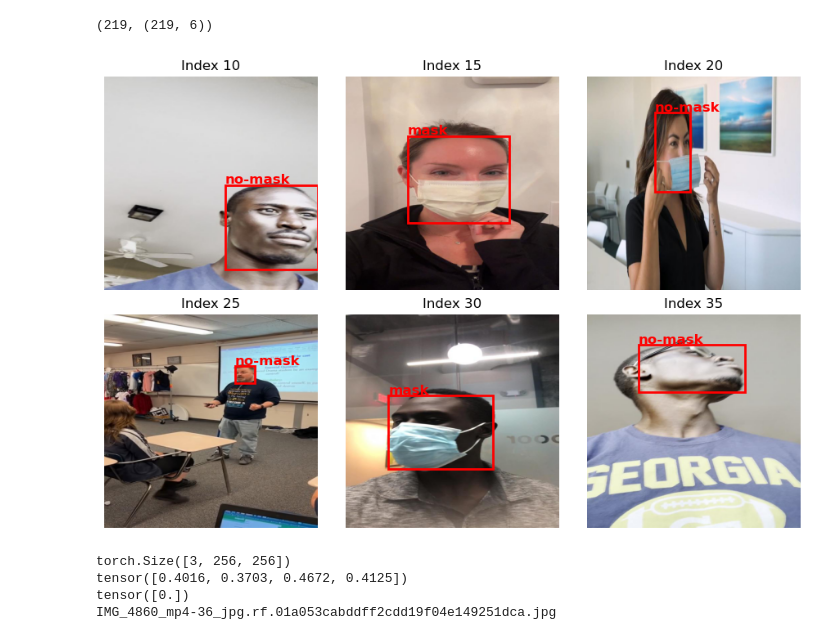
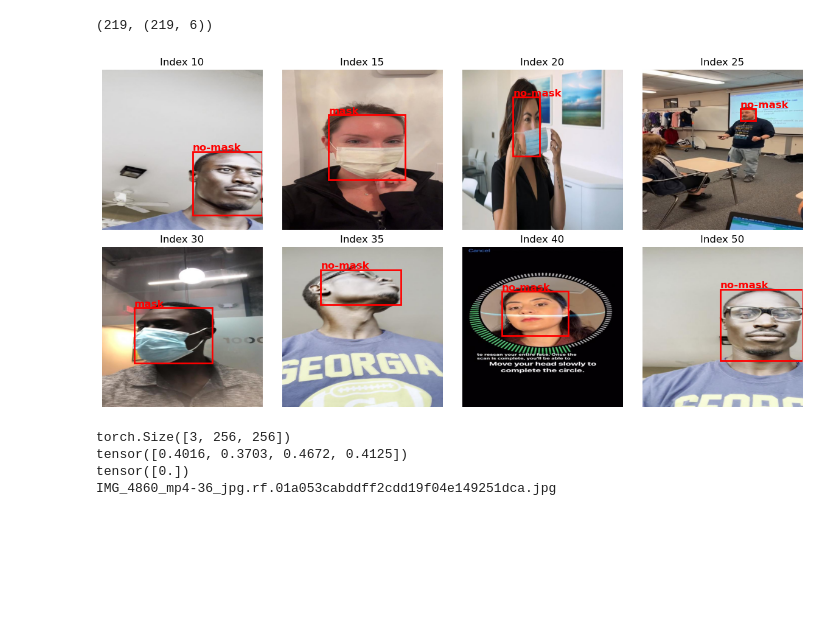
Before and after one commit to JhonattanReales21/Kaggle_CNN_competition_ML4_MIAA, a Jupyter notebook: notebooks/data_processing.ipynb, the cells around one changed output. Drawn from its saved outputs; the diff is of its cells as text; code cells hidden in the pictures; blank space fills up the shorter version.

```diff
--- a/notebooks/data_processing.ipynb
+++ b/notebooks/data_processing.ipynb
@@ -77,9 +77,11 @@ df_train.filename.nunique(), df_train.shape
 # %% [output]
 (219, (219, 6))
 # %%
-data_utils.show_images_with_bboxes(df_train, [10, 15, 20, 25, 30, 35], IMG_DIR)
+data_utils.show_images_with_bboxes(
+    df_train, [10, 15, 20, 25, 30, 35, 40, 50], IMG_DIR, cols=4
+)
 # %% [output]
-[figure, old version]
+[figure, new version]
 # %%
 # Compute the mean and std per channel (R, G, B) across all training images
 mean_images, std_images = data_utils.compute_mean_std_image_dir(
```
Also changed, not shown: 3 other files.
